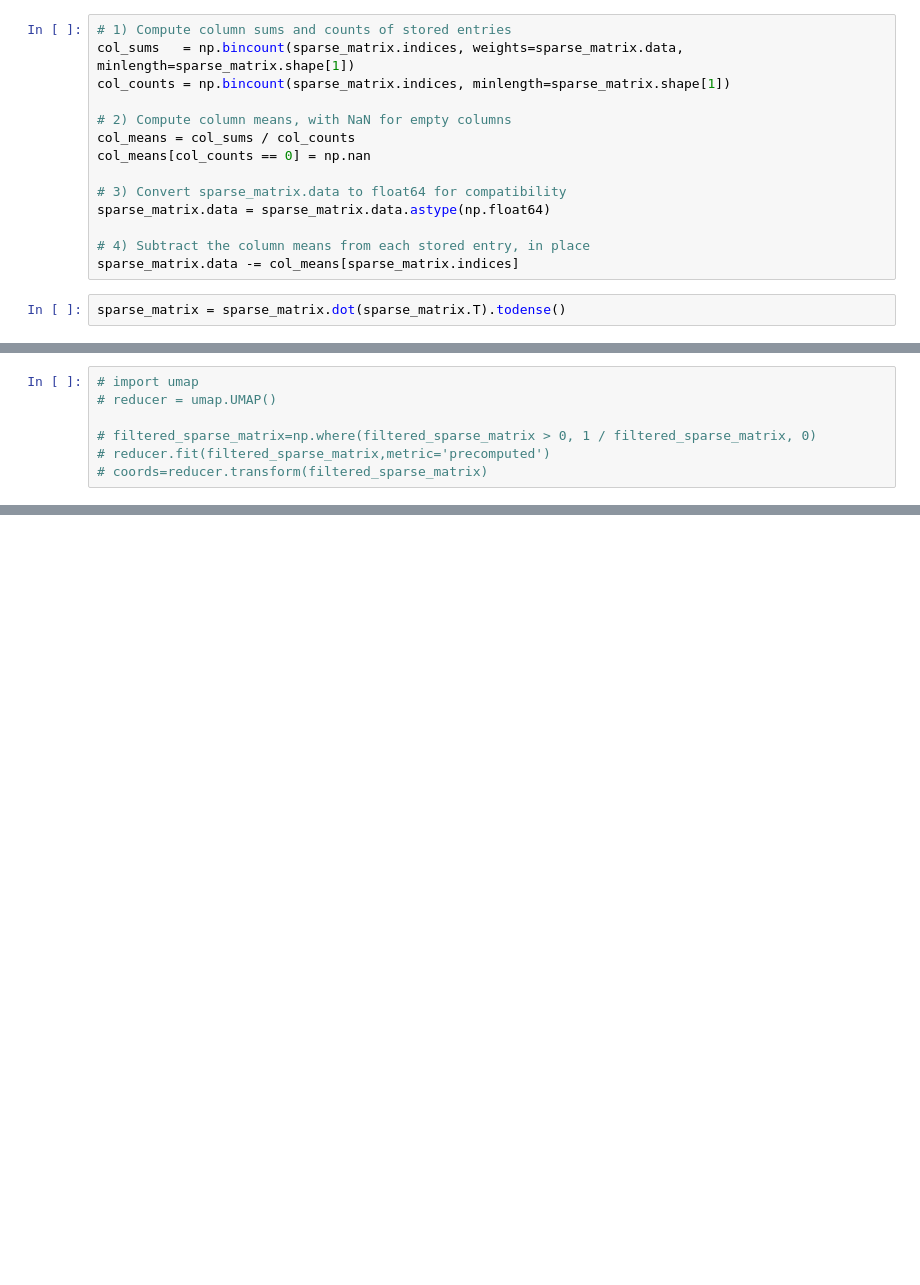
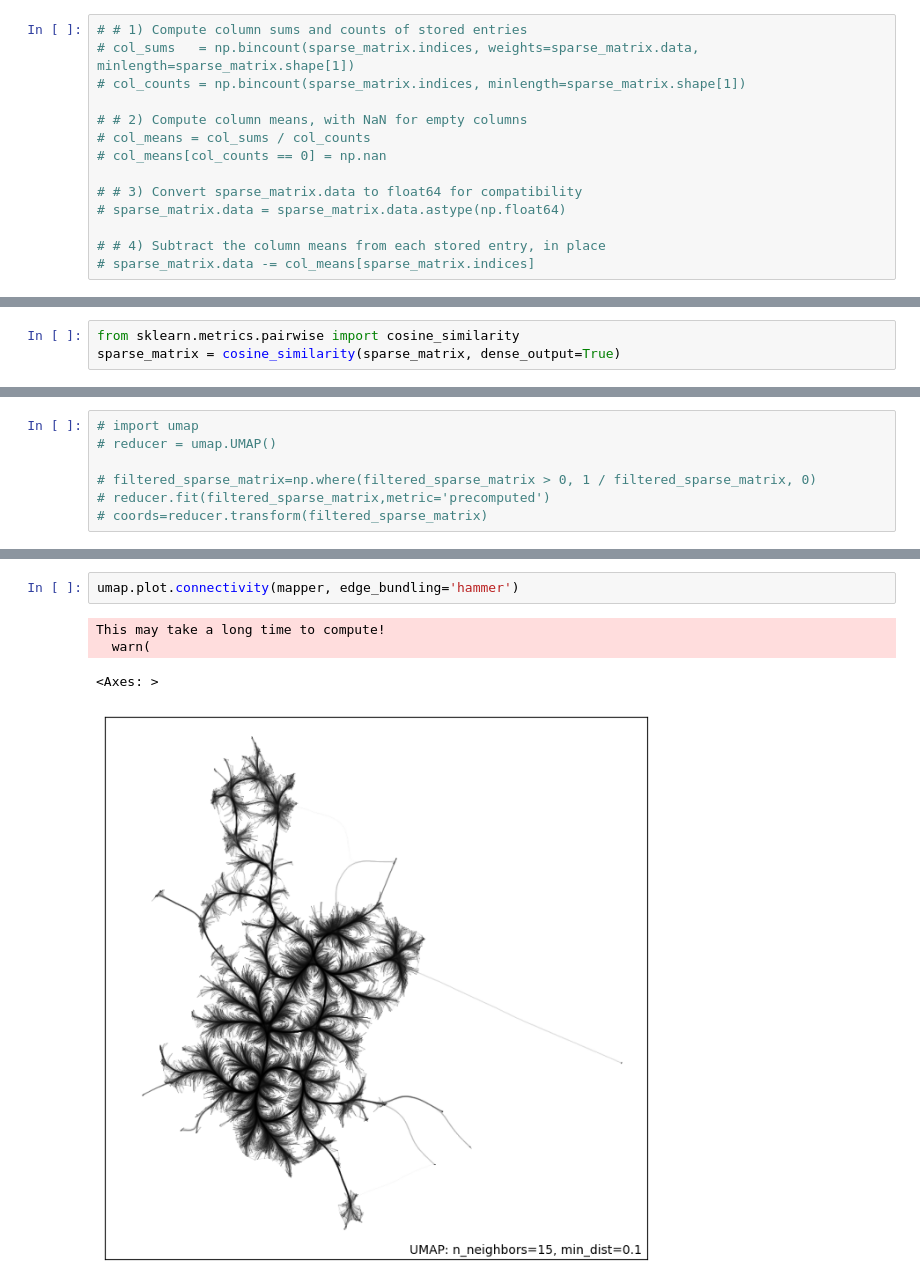
Before and after one commit to Toucan4Life/python-bgg, a Jupyter notebook: notebooks/analyse data bipartite networkx.ipynb, the cells around one changed output, grey strips where cells are left out. Cells and saved outputs as stored; diff of their text form; blank space fills up the shorter version.

```diff
--- a/notebooks/analyse data bipartite networkx.ipynb
+++ b/notebooks/analyse data bipartite networkx.ipynb
@@ -41,18 +41,16 @@ print ("Sparse matrix created with shape:", sparse_matrix.shape)
 # %% [output]
 Sparse matrix created with shape: (15738, 411956)
 # %%
-# 1) Compute column sums and counts of stored entries
-col_sums   = np.bincount(sparse_matrix.indices, weights=sparse_matrix.data, minlength=sparse_matrix.shape[1])
-col_counts = np.bincount(sparse_matrix.indices, minlength=sparse_matrix.shape[1])
+# # 1) Compute column sums and counts of stored entries
+# col_sums   = np.bincount(sparse_matrix.indices, weights=sparse_matrix.data, minlength=sparse_matrix.shape[1])
+# col_counts = np.bincount(sparse_matrix.indices, minlength=sparse_matrix.shape[1])
 
-# 2) Compute column means, with NaN for empty columns
-col_means = col_sums / col_counts
-col_means[col_counts == 0] = np.nan
+# # 2) Compute column means, with NaN for empty columns
+# col_means = col_sums / col_counts
+# col_means[col_counts == 0] = np.nan
 
-# 3) Convert sparse_matrix.data to float64 for compatibility
-sparse_matrix.data = sparse_matrix.data.astype(np.float64)
+# # 3) Convert sparse_matrix.data to float64 for compatibility
+# sparse_matrix.data = sparse_matrix.data.astype(np.float64)
 
-# 4) Subtract the column means from each stored entry, in place
-sparse_matrix.data -= col_means[sparse_matrix.indices]
+# # 4) Subtract the column means from each stored entry, in place
+# sparse_matrix.data -= col_means[sparse_matrix.indices]
-# %%
-sparse_matrix = sparse_matrix.dot(sparse_matrix.T).todense()
@@ -58,0 +65,3 @@ sparse_matrix = sparse_matrix.dot(sparse_matrix.T).todense()
+# %%
+from sklearn.metrics.pairwise import cosine_similarity
+sparse_matrix = cosine_similarity(sparse_matrix, dense_output=True)
@@ -191,0 +267,7 @@ plt.show()
+# %%
+umap.plot.connectivity(mapper, edge_bundling='hammer')
+# %% [output]
+This may take a long time to compute!
+  warn(
+<Axes: >
+[figure, added]
```
Also changed, not shown: parts of 17 cells of this notebook.
